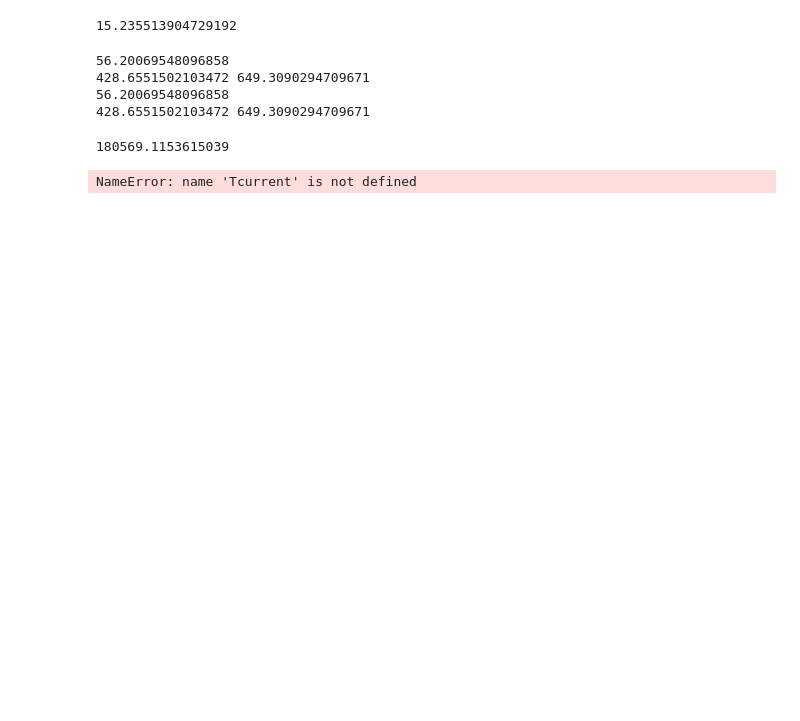
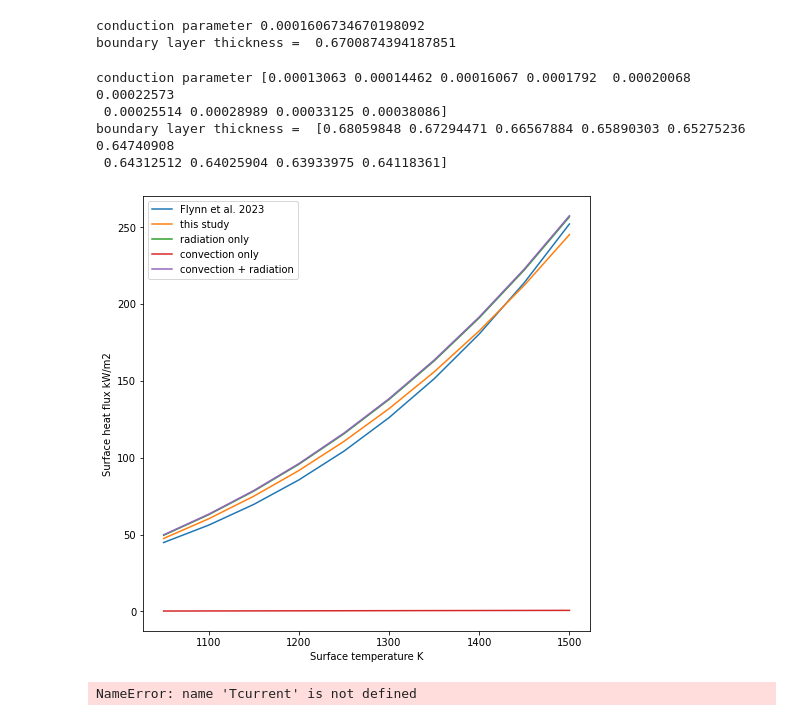
Before and after one commit to iganache/lavatherm1D, a Jupyter notebook: flow_advancement_cooling.ipynb, the cells around one changed output. Drawn from its saved outputs; the diff is of its cells as text; code cells hidden in the pictures; blank space fills up the shorter version.

Commit message:
added coupled flux

```diff
--- a/flow_advancement_cooling.ipynb
+++ b/flow_advancement_cooling.ipynb
@@ -75,13 +73,3 @@ def advancement_timescale(w, h, l, E):
 
 def flow_length():
     pass
-# %%
-def radiative_flux():
-    pass
-
-def conductive_flux():
-    pass
-
-def flynn_flux(Tsurface):
-    flux = 1.07e-13 * Tsurface**4.84 * 1e3
-    return flux
@@ -91,6 +130,7 @@ def flynn_flux(Tsurface):
 ## environemnt
 g = 8.87
 theta_deg = 2
+Tatm = 737
 
 ## eruption
 effusion_rate = 500          ## m3/s
@@ -102,16 +142,12 @@ ys0 = 6500*phi0_crystal**2.85
 
 
 ## Other variables
-# L = 100e3                    ## latent heat capacity in J/kg; value from Wittmann et al.2017
-# C =  1200                    ## specific heat capacity in J/kg/K; value from Wittman et al. 2017
-# k = 1                        ## thermal conductivity in W/m/K from Head and Wilson 1986, and Davies et al., 2005
-# kappa = k/rho/c              ## thermal diffusivity in m2/s;
+L = 100e3                    ## latent heat capacity in J/kg; value from Wittmann et al.2017
+C =  1200                    ## specific heat capacity in J/kg/K; value from Wittman et al. 2017
+k = 1                        ## thermal conductivity in W/m/K from Head and Wilson 1986, and Davies et al., 2005
+kappa = k/rho/C              ## thermal diffusivity in m2/s;
-# %%
-ys0 * 0.12184696791468343
-# %% [output]
-15.235513904729192
 # %%
-Tsurface = Tlava
+Tsurf = Tlava
 eta = eta0
 ys = ys0
 phi_crystal = phi0_crystal
@@ -125,16 +161,34 @@ hb = levee_thickness(rho, g, eta, theta_deg, ys, effusion_rate)
 vel = velocity_Bingham(rho, g, h, eta, theta_deg, ys)
 
 ## surface flux
-Q = flynn_flux(Tsurface)
+qflynn = flynn_flux(Tsurf)
+qcoupled = coupled_flux(Tsurf, 750, k, 0.95)
 # %% [output]
-56.20069548096858
-428.6551502103472 649.3090294709671
-56.20069548096858
-428.6551502103472 649.3090294709671
+conduction parameter 0.0001606734670198092
+boundary layer thickness =  0.6700874394187851
-# %%
-Q
-# %% [output]
-180569.1153615039
+# %%
+## comparing coupled heat loss implementations
+X = np.arange(1500, 1000, -50)
+flynn_2023 = flynn_flux(X) / 1e3
+this_study =  coupled_flux(X, 737, k, 0.95) / 1e3
+rad = radiative_flux(X, 737, 0.95) / 1e3
+conv = convection_flux(X, 737, 0.95) / 1e3
+plt.figure(figsize = (8,8))
+plt.plot(X, flynn_2023, label = "Flynn et al. 2023")
+plt.plot(X, this_study, label = "this study")
+plt.plot(X, rad, label = "radiation only")
+plt.plot(X, conv, label = "convection only")
+plt.plot(X, conv+rad, label = "convection + radiation")
+plt.xlabel("Surface temperature K")
+plt.ylabel("Surface heat flux kW/m2")
+plt.legend()
+plt.show()
+# %% [output]
+conduction parameter [0.00013063 0.00014462 0.00016067 0.0001792  0.00020068 0.00022573
+ 0.00025514 0.00028989 0.00033125 0.00038086]
+boundary layer thickness =  [0.68059848 0.67294471 0.66567884 0.65890303 0.65275236 0.64740908
+ 0.64312512 0.64025904 0.63933975 0.64118361]
+[figure, added]
 # %%
 ## calculation of new variables
 eta = viscosity(Tlava, Tcurrent, phi_crystal, phi_crystal_max, eta0)
```
Also changed, not shown: parts of 2 cells of this notebook.
